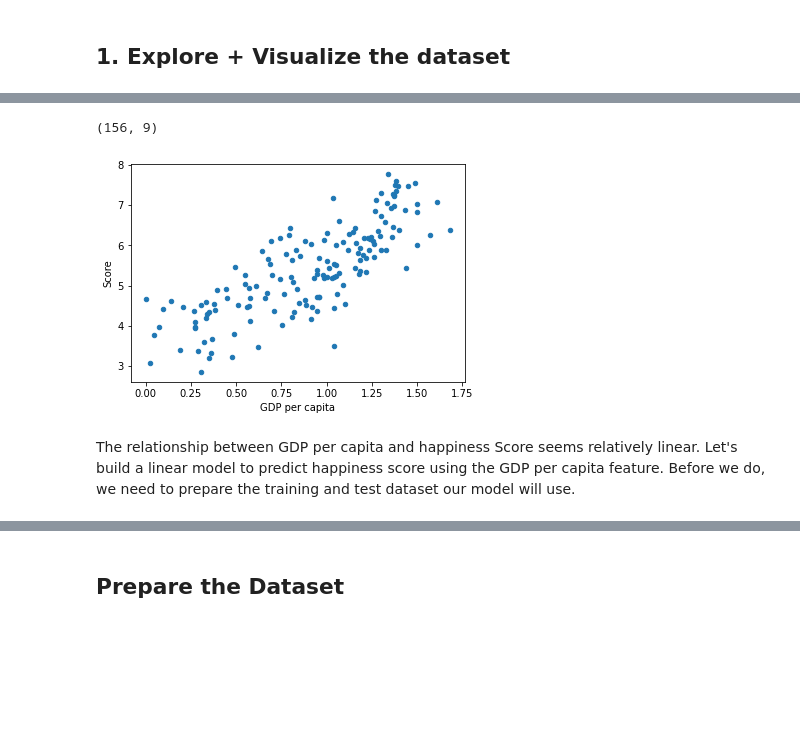
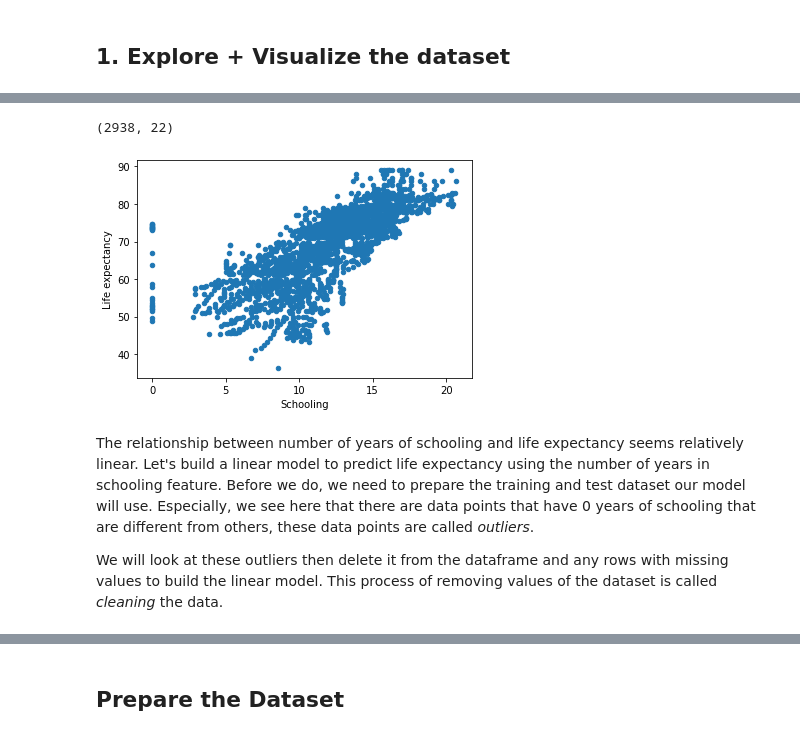
Before and after one commit to BreakoutMentors/Data-Science-and-Machine-Learning, a Jupyter notebook: machine_learning/lesson 1 - linear regression/examples/linear_regression_neural_network.ipynb, the cells around one changed output, grey strips where cells are left out. Drawn from its saved outputs; the diff is of its cells as text; code cells hidden in the pictures; blank space fills up the shorter version.

Commit message:
Used new Dataset and updated wording

```diff
--- a/machine_learning/lesson 1 - linear regression/examples/linear_regression_neural_network.ipynb
+++ b/machine_learning/lesson 1 - linear regression/examples/linear_regression_neural_network.ipynb
@@ -112,7 +112,8 @@ import torch.nn as nn
 ## 1. Explore + Visualize the dataset
 # %%
 # load the dataset into a dataframe
-data_url = 'https://raw.githubusercontent.com/krmiddlebrook/intro_to_deep_learning/master/datasets/world-happiness/2019.csv'
-happy2019 = pd.read_csv(data_url)
-happy2019.head() # view the first 5 rows of the data
+data_url = 'https://raw.githubusercontent.com/BreakoutMentors/Data-Science-and-Machine-Learning/adam-migration-to-pytorch/datasets/Life%20Expectancy%20Data.csv'
+df = pd.read_csv(data_url)
+df.columns = [col_name.strip() for col_name in df.columns] # used to fix weird spaces in the column names
+df.head() # view the first 5 rows of the data
 # %% [output]
@@ -125,13 +126,14 @@ happy2019.head() # view the first 5 rows of the data
 # %%
 # how many rows and columns are in the dataset
-happy2019.shape # looks like 156 rows and 9 columns
+df.shape # looks like 2938 rows and 22 columns
 # %% [output]
-(156, 9)
+(2938, 22)
 # %%
-# visualize a scatter plot of GDP per capita and happiness score
-happy2019.plot.scatter(x='GDP per capita',
-                      y='Score');
+# visualize a scatter plot of Schooling and Life expectancy
+df.plot.scatter(x='Schooling', y='Life expectancy');
 # %% [output]
-[figure, old version]
+[figure, new version]
-# %% [markdown]
-The relationship between GDP per capita and happiness Score seems relatively linear. Let's build a linear model to predict happiness score using the GDP per capita feature. Before we do, we need to prepare the training and test dataset our model will use.
+# %% [markdown]
+The relationship between number of years of schooling and life expectancy seems relatively linear. Let's build a linear model to predict life expectancy using the number of years in schooling feature. Before we do, we need to prepare the training and test dataset our model will use. Especially, we see here that there are data points that have 0 years of schooling that are different from others, these data points are called *outliers*.
+
+We will look at these outliers then delete it from the dataframe and any rows with missing values to build the linear model. This process of removing values of the dataset is called *cleaning* the data.
```
Also changed, not shown: parts of 20 cells of this notebook.
